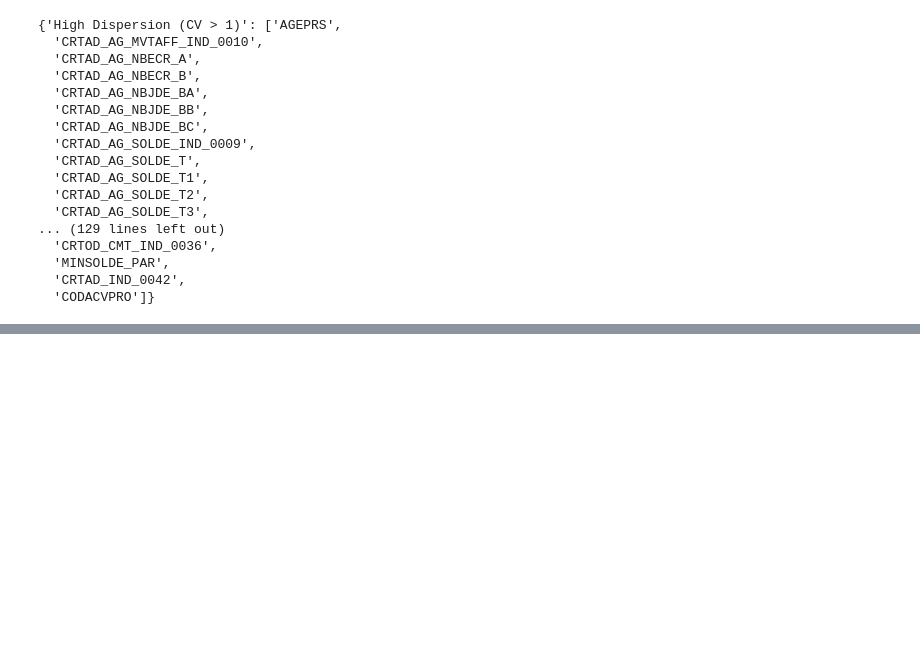
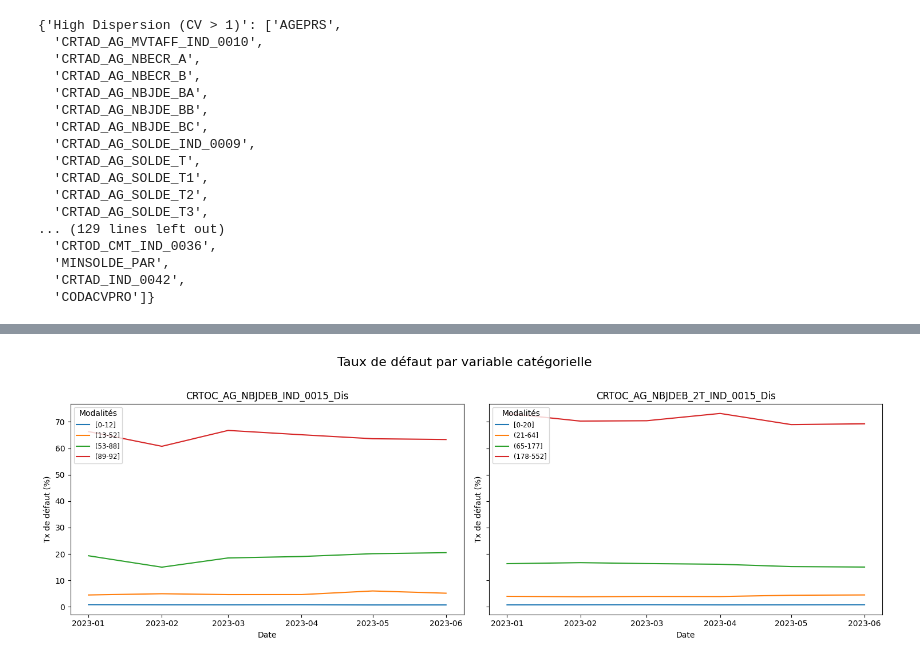
Before and after one commit to cheryl-kdio/Scoring-pj, a Jupyter notebook: desc.ipynb, the cells around one changed output, grey strips where cells are left out. Drawn from its saved outputs; the diff is of its cells as text; code cells hidden in the pictures; blank space fills up the shorter version.

Commit message:
implémentation de la fonction de discrétisation chimerge

```diff
--- a/desc.ipynb
+++ b/desc.ipynb
@@ -640,0 +647,19 @@ functions.summarize_distribution_table(summary_)
+# %%
+importlib.reload(functions)
+if __name__ == '__main__':
+    max_intervals = 4
+    obj = functions.Discretization()
+    intervals_by_variable = []  # Liste pour stocker les intervalles par variable
+
+    for colName in ["CRTOC_AG_NBJDEB_IND_0015","CRTOC_AG_NBJDEB_2T_IND_0015"]:
+        print('\nInterval for', colName)
+        # Générer les intervalles
+        intervals = obj.get_chimerge_intervals(X_train, colName, cible, max_intervals)
+
+        # Ajouter les intervalles à la liste avec le nom de la variable
+        intervals_by_variable.append({
+            'variable': colName,
+            'intervals': intervals
+        })
+
+        print(tabulate([[intervals]], tablefmt='fancy_grid'))
@@ -640,0 +680,8 @@ functions.summarize_distribution_table(summary_)
+# %%
+importlib.reload(functions)
+dis_data,new_vars=functions.discretize_with_intervals(X_train, intervals_by_variable,date,cible)
+
+dis_data.head()
+functions.tx_rsq_par_var(dis_data,new_vars,date,cible)
+# %% [output]
+[figure, added]
```
Also changed, not shown: parts of 17 cells of this notebook, 1 other file.
